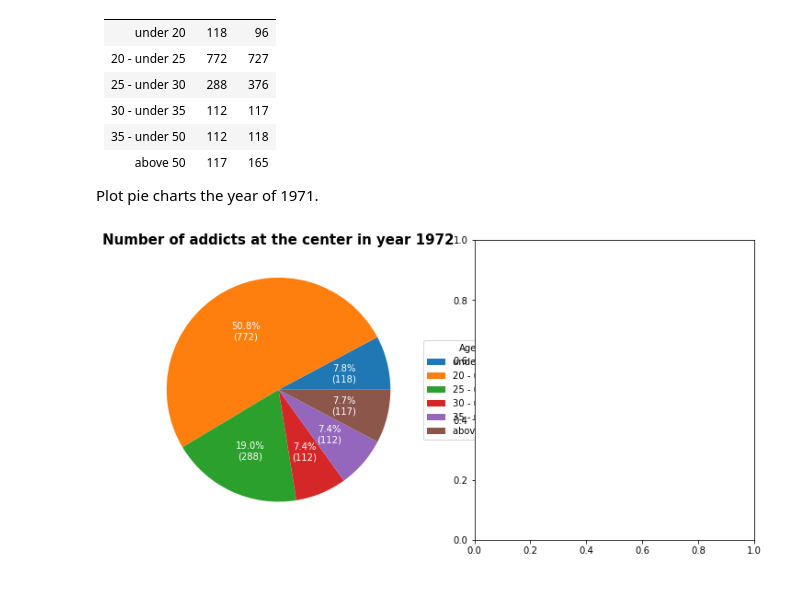
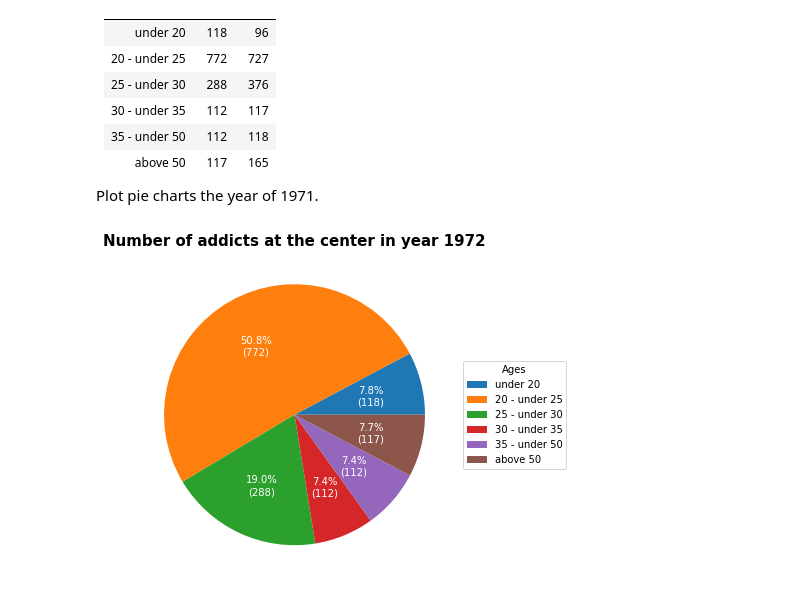
Before and after one commit to buiphuckien/DataVisualization, a Jupyter notebook: pieChart.ipynb, the cells around one changed output. Cells and saved outputs as stored; diff of their text form; code cells hidden in the pictures.

```diff
--- a/pieChart.ipynb
+++ b/pieChart.ipynb
@@ -16,36 +16,36 @@ Plot pie charts the year of 1971.
 # %%
 # Import the libraries
 import matplotlib.pyplot as plt
 import pandas as pd
 import numpy as np
 import math
 
 # Create arrays for ages and number of addicts in 1971
 age = ["under 20", "20 - under 25", "25 - under 30", "30 - under 35", "35 - under 50", "above 50"]
 num_of_people_1971 = [118, 772, 288, 112, 112, 117]
 
-# Create two subplots (1-row, 2-column)
-fig, (ax1,  = plt.subplots(1, 2, figsize=(12, 6))
+# Create a plot
+fig, ax = plt.subplots(figsize=(12, 6))
 
 def func(pct, num_of_people):
     absolute = int(np.round(pct/100.*np.sum(num_of_people_1971)))
     return "{:.1f}%\n({:d})".format(pct, absolute)
 
-wedges, texts, autotexts = ax1.pie(num_of_people_1971, autopct=lambda pct: func(pct, num_of_people_1971),
+wedges, texts, autotexts = ax.pie(num_of_people_1971, autopct=lambda pct: func(pct, num_of_people_1971),
                                   textprops=dict(color="w"))
 
-ax1.legend(wedges, age,
+ax.legend(wedges, age,
           title="Ages",
           loc="center left",
           bbox_to_anchor=(1, 0, 0.5, 1))
 
 plt.setp(autotexts, size=10)
 
-ax1.set_title(
+ax.set_title(
     "Number of addicts at the center in year 1972",
     fontsize=15,
     fontweight = 'bold',
     loc = 'center')
 plt.show()
 # %% [output]
-[figure, old version]
+[figure, new version]
```
Also changed, not shown: 1 other file.
